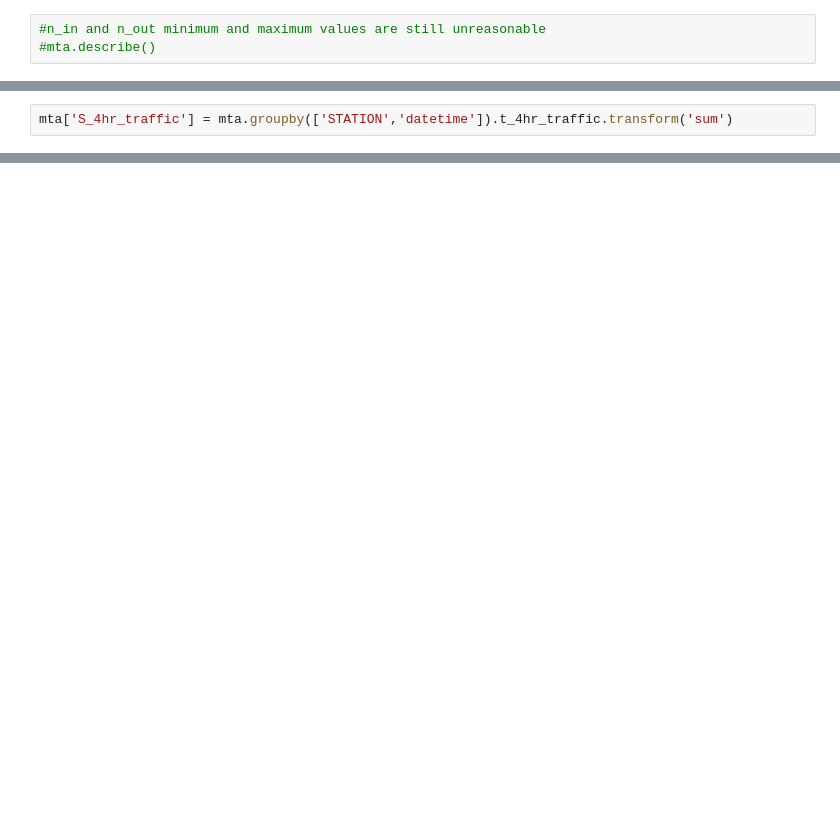
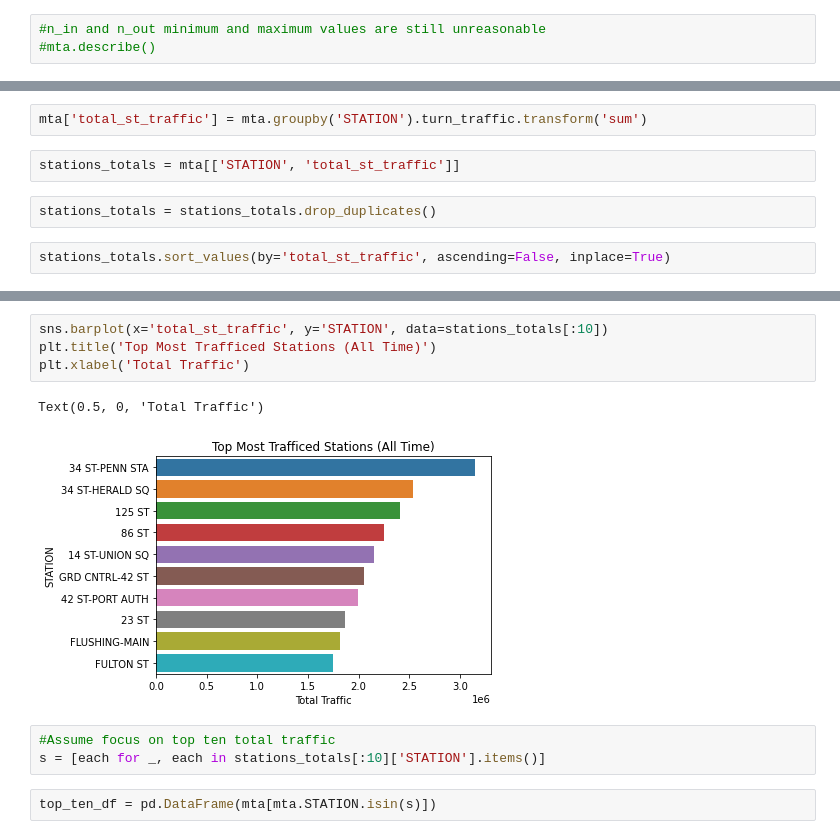
Before and after one commit to aauyeung19/Metis-Project-1, a Jupyter notebook: data cleaning.ipynb, the cells around one changed output, grey strips where cells are left out. Cells and saved outputs as stored; diff of their text form; blank space fills up the shorter version.

```diff
--- a/data cleaning.ipynb
+++ b/data cleaning.ipynb
@@ -98,2 +146,8 @@ mta['t_4hr_traffic'] = mta.n_in + mta.n_out
 # %%
-mta['S_4hr_traffic'] = mta.groupby(['STATION','datetime']).t_4hr_traffic.transform('sum')
+mta['total_st_traffic'] = mta.groupby('STATION').turn_traffic.transform('sum')
+# %%
+stations_totals = mta[['STATION', 'total_st_traffic']]
+# %%
+stations_totals = stations_totals.drop_duplicates()
+# %%
+stations_totals.sort_values(by='total_st_traffic', ascending=False, inplace=True)
@@ -99,0 +169,12 @@ mta['S_4hr_traffic'] = mta.groupby(['STATION','datetime']).t_4hr_traffic.transfo
+# %%
+sns.barplot(x='total_st_traffic', y='STATION', data=stations_totals[:10])
+plt.title('Top Most Trafficed Stations (All Time)')
+plt.xlabel('Total Traffic')
+# %% [output]
+Text(0.5, 0, 'Total Traffic')
+[figure, added]
+# %%
+#Assume focus on top ten total traffic
+s = [each for _, each in stations_totals[:10]['STATION'].items()]
+# %%
+top_ten_df = pd.DataFrame(mta[mta.STATION.isin(s)])
```
Also changed, not shown: parts of 47 cells of this notebook.
